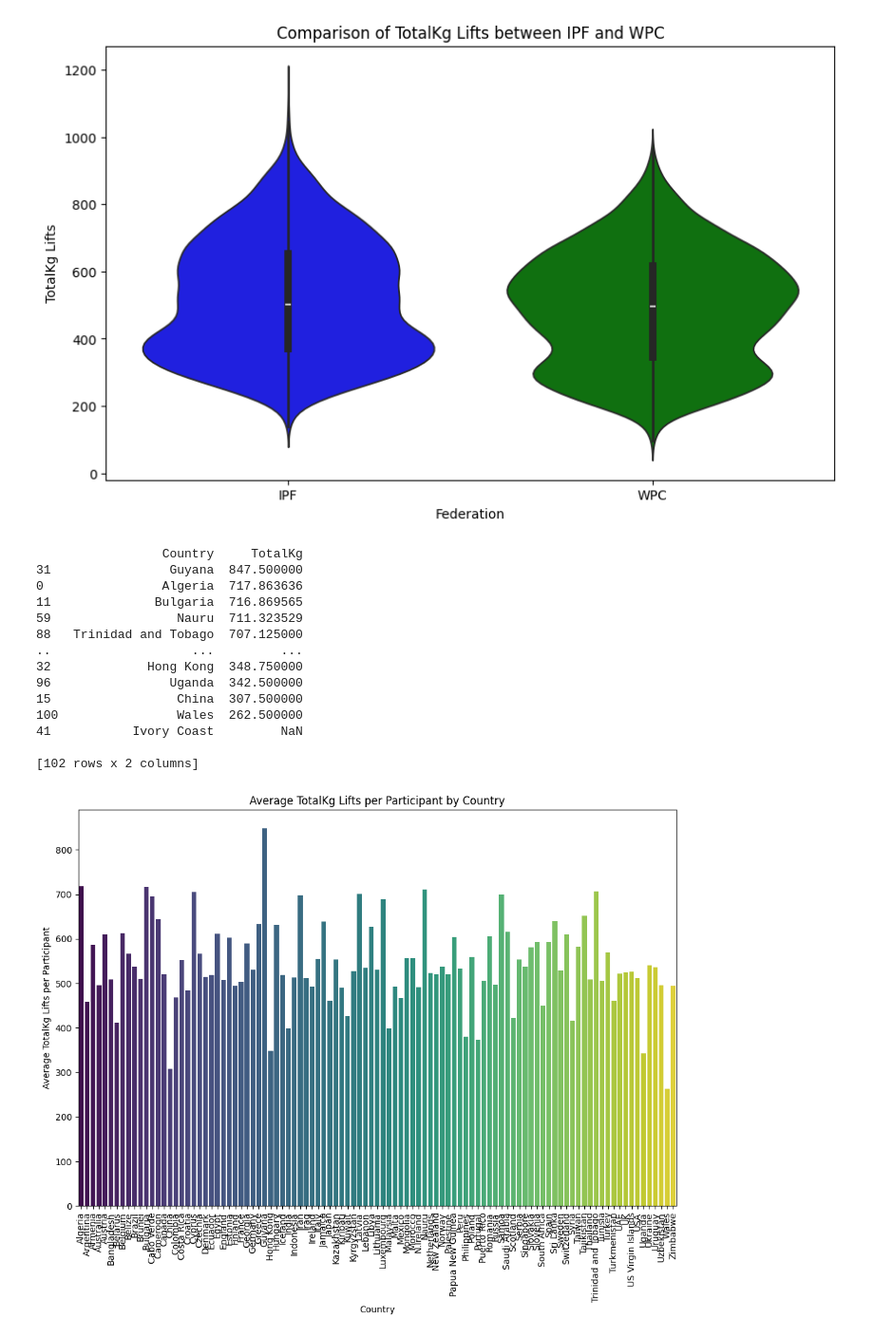
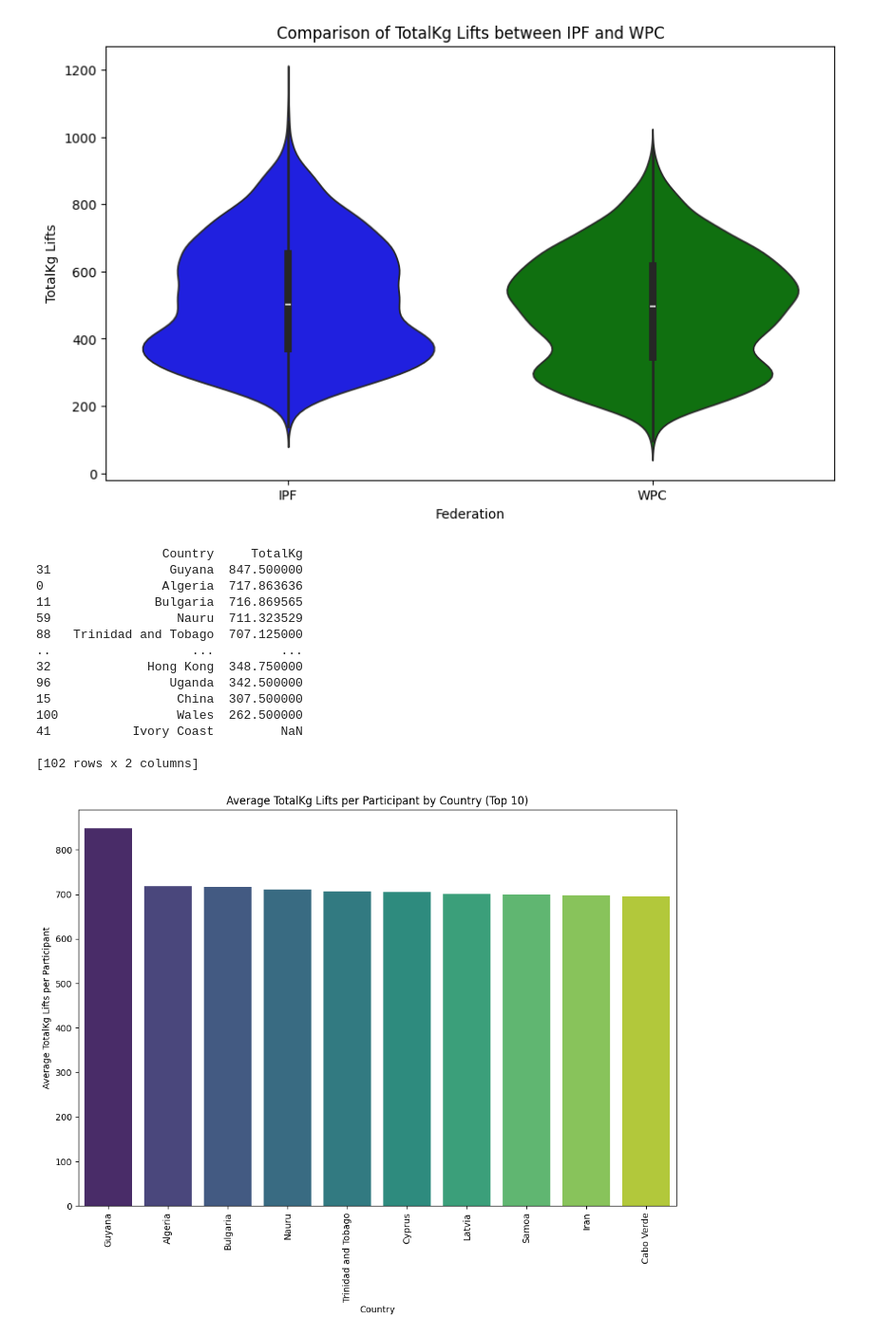
Before and after one commit to AnttilaRiku/Python, a Jupyter notebook: Weightlift.ipynb, the cells around one changed output. Shown at 95% size. Saved outputs shown, nothing was run; the diff lists cells and outputs as text; code cells hidden in the pictures.

Commit message:
Task 6 clear visualization ver

```diff
--- a/Weightlift.ipynb
+++ b/Weightlift.ipynb
@@ -283,37 +283,43 @@ filtered_df = df[(df['Event'] == 'SBD') &
                  (df['Equipment'] == 'Raw') &
                  (df['Federation'] == 'IPF')]
 
 # Group the data by country and mean number
 country_avg_totals = filtered_df.groupby('Country')['TotalKg'].mean().reset_index()
 
-#Sort in descending order
+# Sort in descending order
 country_avg_totals_sorted = country_avg_totals.sort_values(by='TotalKg', ascending=False)
 print(country_avg_totals_sorted)
 
-# Drop rows with NaN values in the 'TotalKg' column
-country_avg_totals_sorted = country_avg_totals.dropna(subset=['TotalKg'])
+# Drop rows with NaN values in the 'TotalKg' column using the sorted DataFrame
+country_avg_totals_sorted = country_avg_totals_sorted.dropna(subset=['TotalKg'])
 
-# Plot the data
+# Select top 10 countries for clearer visualization
+top_10_countries = country_avg_totals_sorted.head(10)
+
+# Plot the data for top 10 countries only
 plt.figure(figsize=(12, 8))
-sns.barplot(data=country_avg_totals_sorted, x='Country', y='TotalKg', hue='Country', palette='viridis')
+sns.barplot(data=top_10_countries, x='Country', y='TotalKg', hue='Country', palette='viridis')
 plt.xticks(rotation=90)
 plt.xlabel('Country')
 plt.ylabel('Average TotalKg Lifts per Participant')
-plt.title('Average TotalKg Lifts per Participant by Country')
+plt.title('Average TotalKg Lifts per Participant by Country (Top 10)')
 plt.show()
+
+# Nauru is a small country and may have only one or two high totalkg lifters in competition.
+# There is no neighboring countries etc. in top 10 but a lot of tropical countries are on the list.
 # %% [output]
                  Country     TotalKg
 31                Guyana  847.500000
 0                Algeria  717.863636
 11              Bulgaria  716.869565
 59                 Nauru  711.323529
 88   Trinidad and Tobago  707.125000
 ..                   ...         ...
 32             Hong Kong  348.750000
 96                Uganda  342.500000
 15                 China  307.500000
 100                Wales  262.500000
 41           Ivory Coast         NaN
 
 [102 rows x 2 columns]
-[figure, old version]
+[figure, new version]
```
